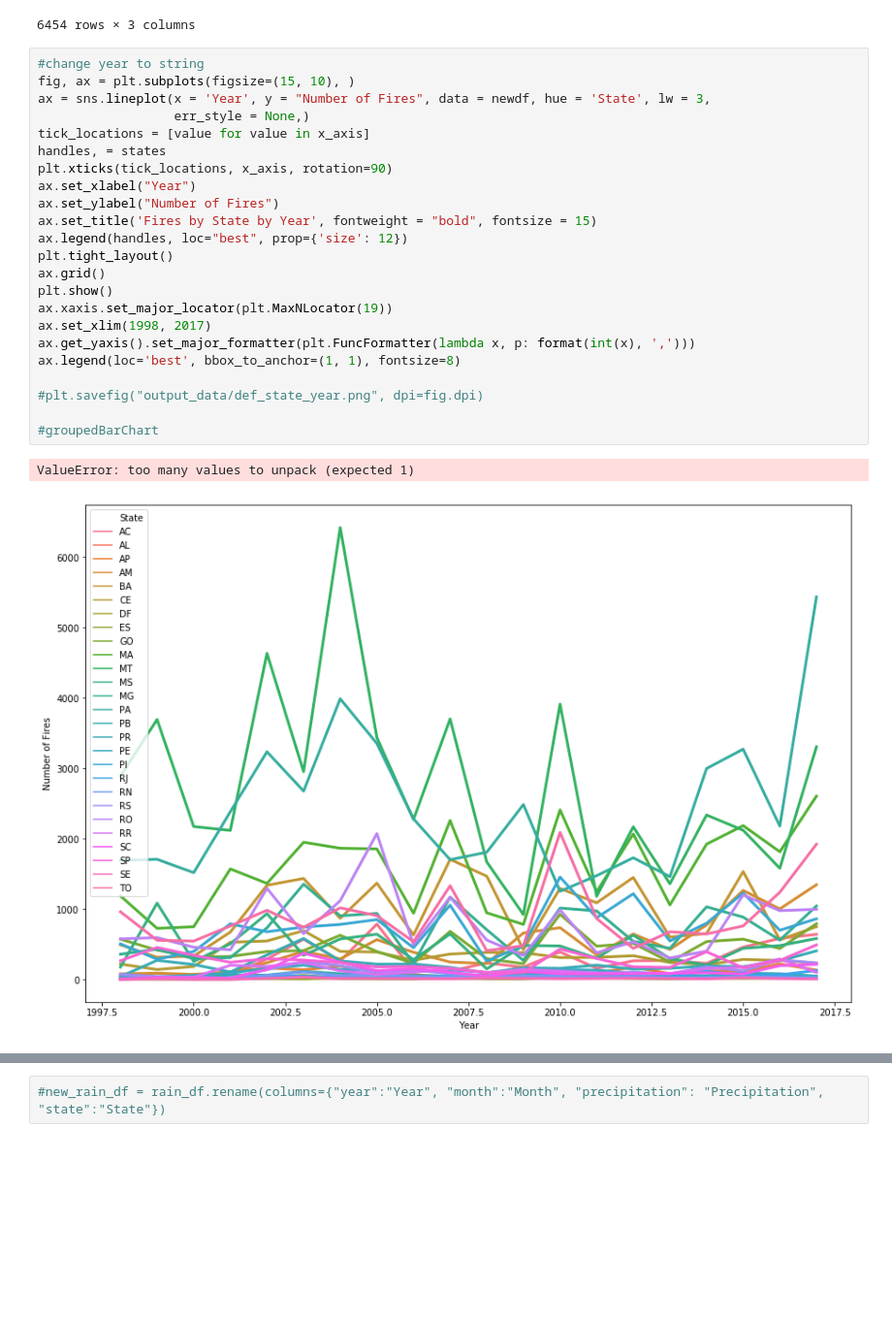
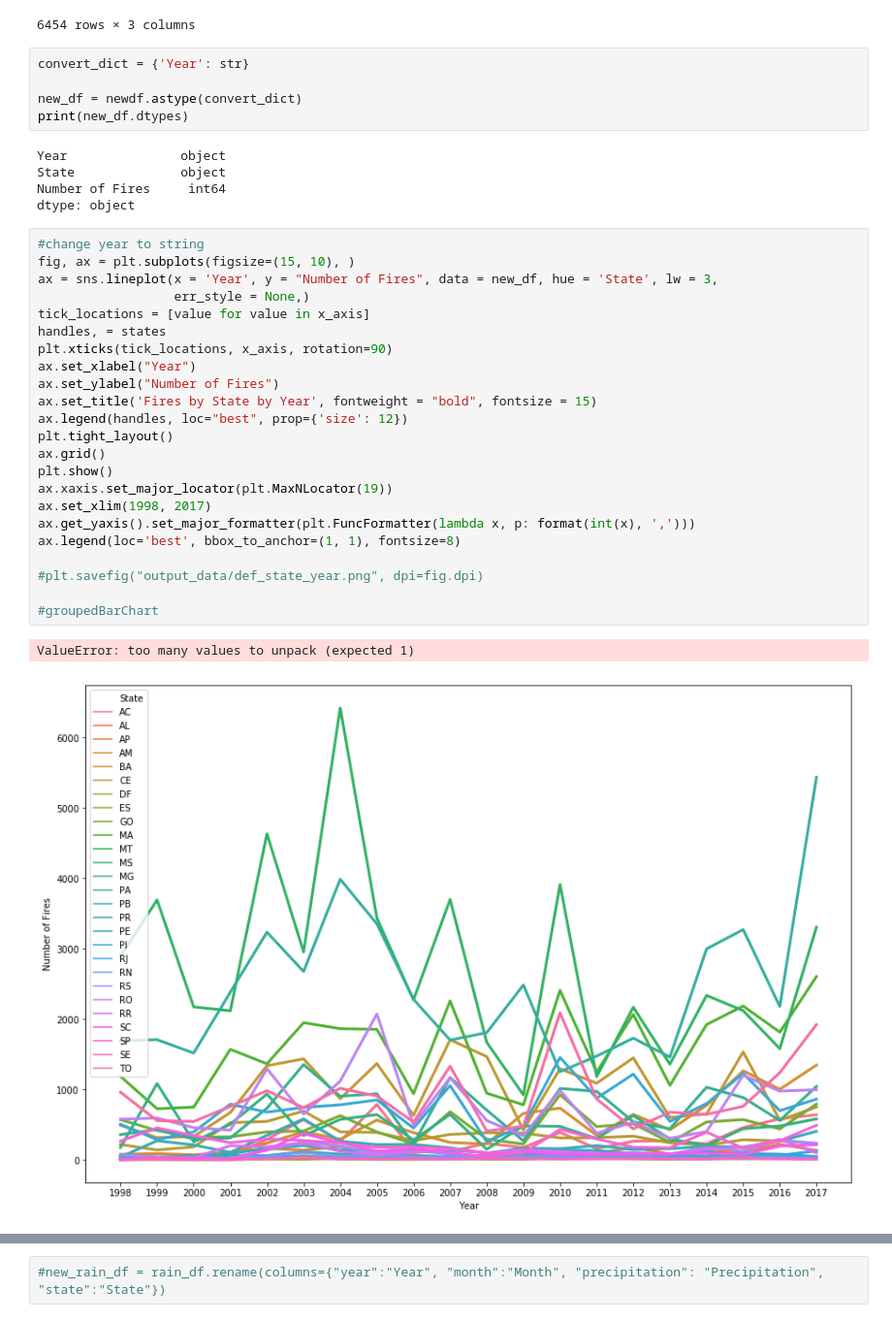
Before and after one commit to hgracemoy/Project1_Group3, a Jupyter notebook: firedata.ipynb, the cells around one changed output, grey strips where cells are left out. Shown: that part at 97% size. Saved outputs shown, nothing was run; the diff lists cells and outputs as text; blank space fills up the shorter version.

```diff
--- a/firedata.ipynb
+++ b/firedata.ipynb
@@ -160,31 +160,41 @@ newdf
 | 6452 | 2015 | TO | 373 |
 | 6453 | 2016 | TO | 119 |
 6454 rows × 3 columns
+# %%
+convert_dict = {'Year': str}
+
+new_df = newdf.astype(convert_dict)
+print(new_df.dtypes)
+# %% [output]
+Year               object
+State              object
+Number of Fires     int64
+dtype: object
 # %%
 #change year to string
 fig, ax = plt.subplots(figsize=(15, 10), )
-ax = sns.lineplot(x = 'Year', y = "Number of Fires", data = newdf, hue = 'State', lw = 3,
+ax = sns.lineplot(x = 'Year', y = "Number of Fires", data = new_df, hue = 'State', lw = 3,
                   err_style = None,)
 tick_locations = [value for value in x_axis]
 handles, = states
 plt.xticks(tick_locations, x_axis, rotation=90)
 ax.set_xlabel("Year")
 ax.set_ylabel("Number of Fires")
 ax.set_title('Fires by State by Year', fontweight = "bold", fontsize = 15)
 ax.legend(handles, loc="best", prop={'size': 12})
 plt.tight_layout()
 ax.grid()
 plt.show()
 ax.xaxis.set_major_locator(plt.MaxNLocator(19))
 ax.set_xlim(1998, 2017)
 ax.get_yaxis().set_major_formatter(plt.FuncFormatter(lambda x, p: format(int(x), ',')))
 ax.legend(loc='best', bbox_to_anchor=(1, 1), fontsize=8)
 
 #plt.savefig("output_data/def_state_year.png", dpi=fig.dpi)
 
 #groupedBarChart
 # %% [output]
 ValueError: too many values to unpack (expected 1)
-[figure, old version]
+[figure, new version]
 # %%
 Xstate_mean_df = state_sum.groupby(["State"]).mean()
```
Also changed, not shown: parts of 3 cells of this notebook, 1 other file.
